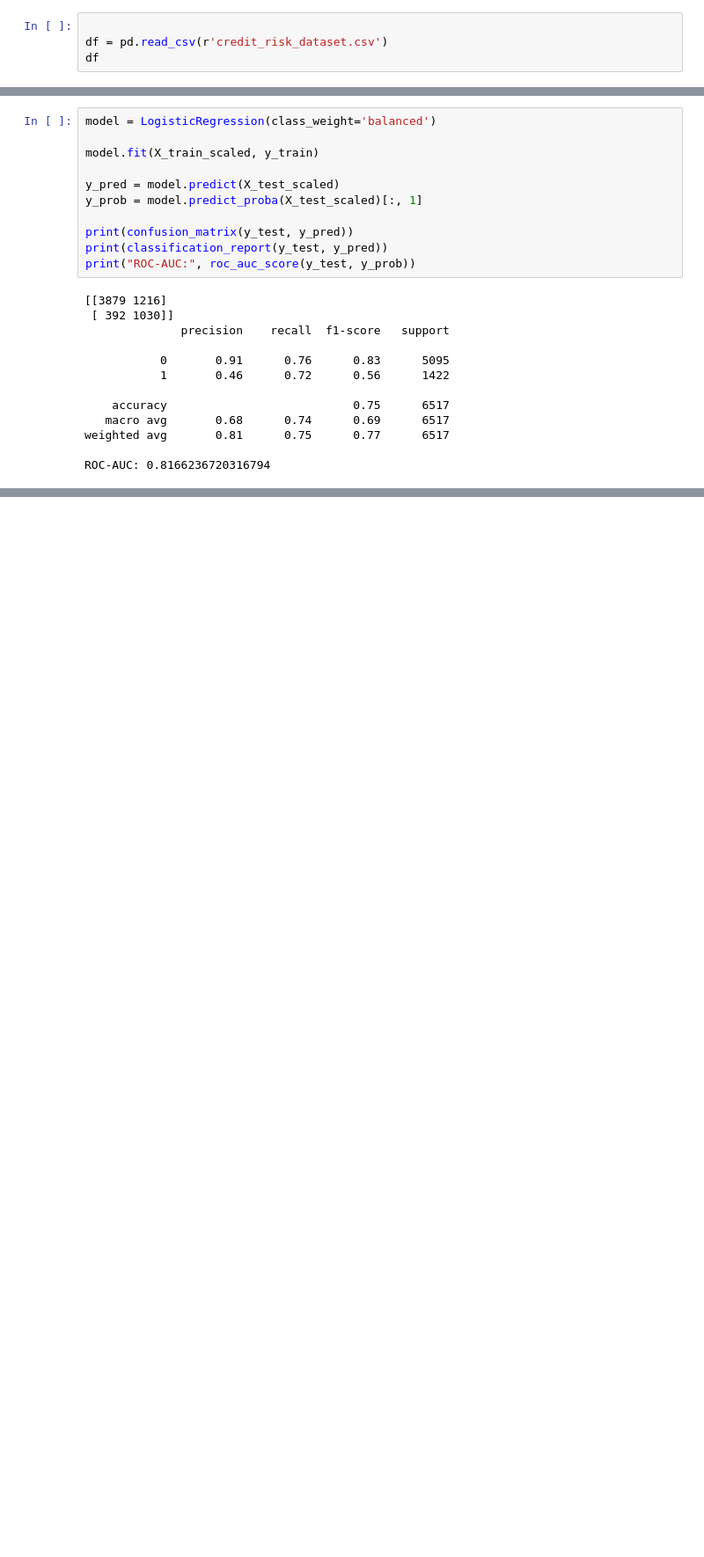
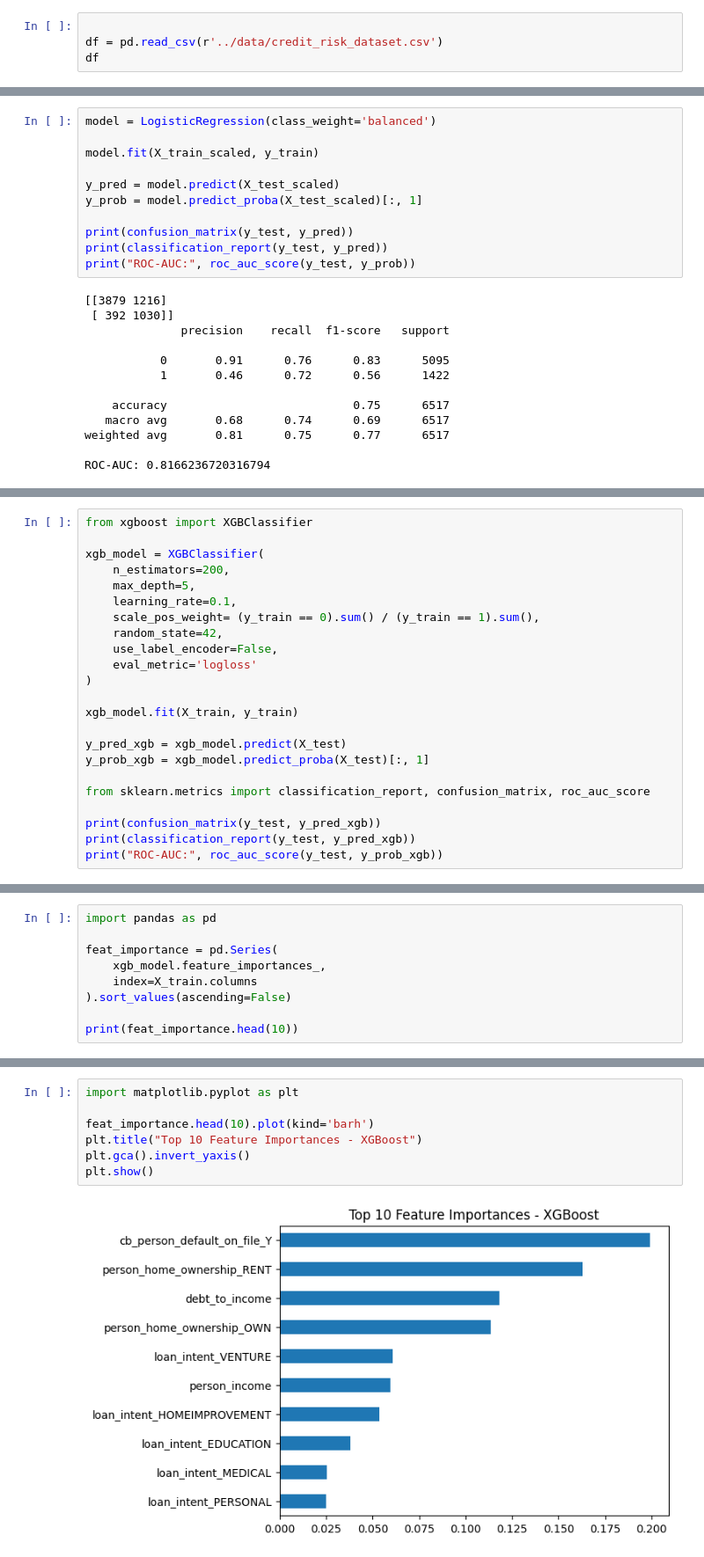
Before and after one commit to Wadhare-Isaac/Credit-Risk-Prediction-Project, a Jupyter notebook: notebook/Credit.ipynb, the cells around one changed output, grey strips where cells are left out. Shown: that part at 88% size. Saved outputs shown, nothing was run; the diff lists cells and outputs as text; blank space fills up the shorter version.

Commit message:
modelling

```diff
--- a/notebook/Credit.ipynb
+++ b/notebook/Credit.ipynb
@@ -53,7 +53,7 @@ import seaborn as sns
 import matplotlib.pyplot as plt
 # %%
 
-df = pd.read_csv(r'credit_risk_dataset.csv')
+df = pd.read_csv(r'../data/credit_risk_dataset.csv')
 df
 # %% [output]
 |  | person_age | person_income | person_home_ownership | person_emp_length | loan_intent | loan_grade | ... |
@@ -637,0 +805,23 @@ ROC-AUC: 0.8166236720316794
+# %%
+from xgboost import XGBClassifier
+
+xgb_model = XGBClassifier(
+    n_estimators=200,
+    max_depth=5,
+    learning_rate=0.1,
+    scale_pos_weight= (y_train == 0).sum() / (y_train == 1).sum(),
+    random_state=42,
+    use_label_encoder=False,
+    eval_metric='logloss'
+)
+
+xgb_model.fit(X_train, y_train)
+
+y_pred_xgb = xgb_model.predict(X_test)
+y_prob_xgb = xgb_model.predict_proba(X_test)[:, 1]
+
+from sklearn.metrics import classification_report, confusion_matrix, roc_auc_score
+
+print(confusion_matrix(y_test, y_pred_xgb))
+print(classification_report(y_test, y_pred_xgb))
+print("ROC-AUC:", roc_auc_score(y_test, y_prob_xgb))
@@ -637,0 +881,9 @@ ROC-AUC: 0.8166236720316794
+# %%
+import pandas as pd
+
+feat_importance = pd.Series(
+    xgb_model.feature_importances_,
+    index=X_train.columns
+).sort_values(ascending=False)
+
+print(feat_importance.head(10))
@@ -637,0 +902,9 @@ ROC-AUC: 0.8166236720316794
+# %%
+import matplotlib.pyplot as plt
+
+feat_importance.head(10).plot(kind='barh')
+plt.title("Top 10 Feature Importances - XGBoost")
+plt.gca().invert_yaxis()
+plt.show()
+# %% [output]
+[figure, added]
```
Also changed, not shown: parts of 20 cells of this notebook.
